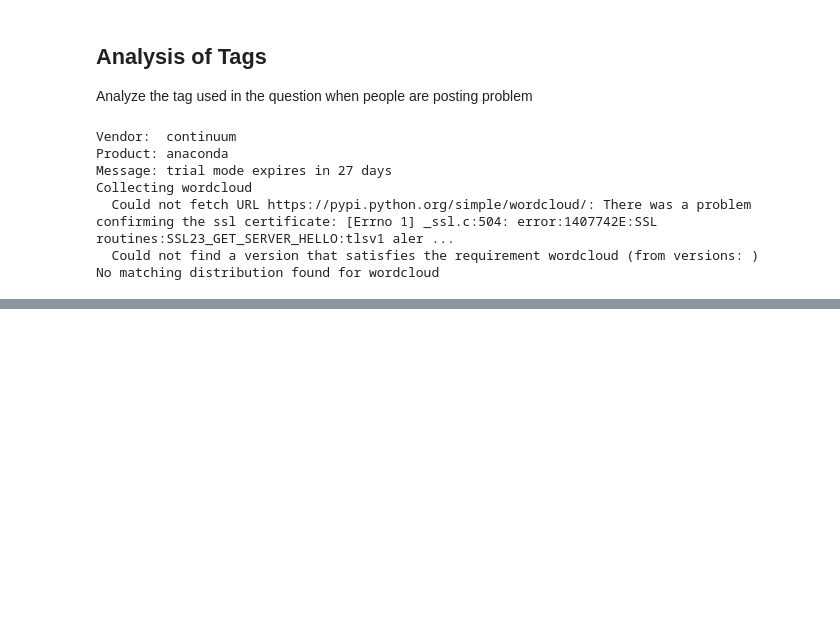
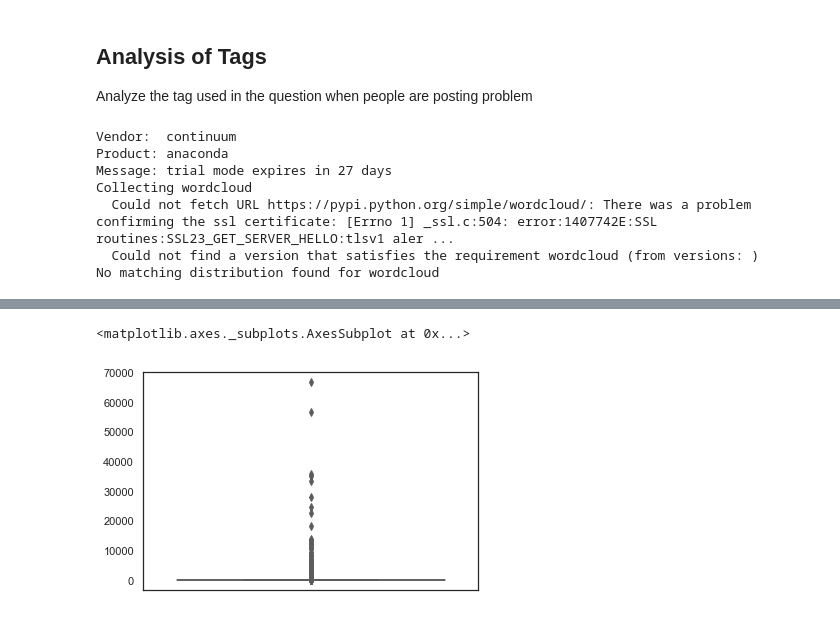
Before and after one commit to vitouphy/scientific_paper_question_generator, a Jupyter notebook: analysis_001/src/analysis.ipynb, the cells around one changed output, grey strips where cells are left out. Saved outputs shown, nothing was run; the diff lists cells and outputs as text; code cells hidden in the pictures; blank space fills up the shorter version.

Commit message:
analysis_001: add vocab size

```diff
--- a/analysis_001/src/analysis.ipynb
+++ b/analysis_001/src/analysis.ipynb
@@ -311,0 +316,20 @@ plt.show()
+# %%
+vocab = {}
+
+# Get token from questions title
+for titles in questions['Title']:
+    for token in titles.split():
+        if token not in vocab:
+            vocab[token] = 0
+        vocab[token] += 1
+
+print ("num of vocabs in question: {}".format(len(vocab)))
+
+# Get token from questions title
+for body in answers['Body']:
+    for token in body.split():
+        if token not in vocab:
+            vocab[token] = 0
+        vocab[token] += 1
+
+print ("num of vocabs: {}".format(len(vocab)))
@@ -311,0 +361,5 @@ plt.show()
+# %%
+sns.boxplot(None, vocab.values()[1000:])
+# %% [output]
+<matplotlib.axes._subplots.AxesSubplot at 0x...>
+[figure, added]
```
Also changed, not shown: parts of 23 cells of this notebook, 3 other files.
